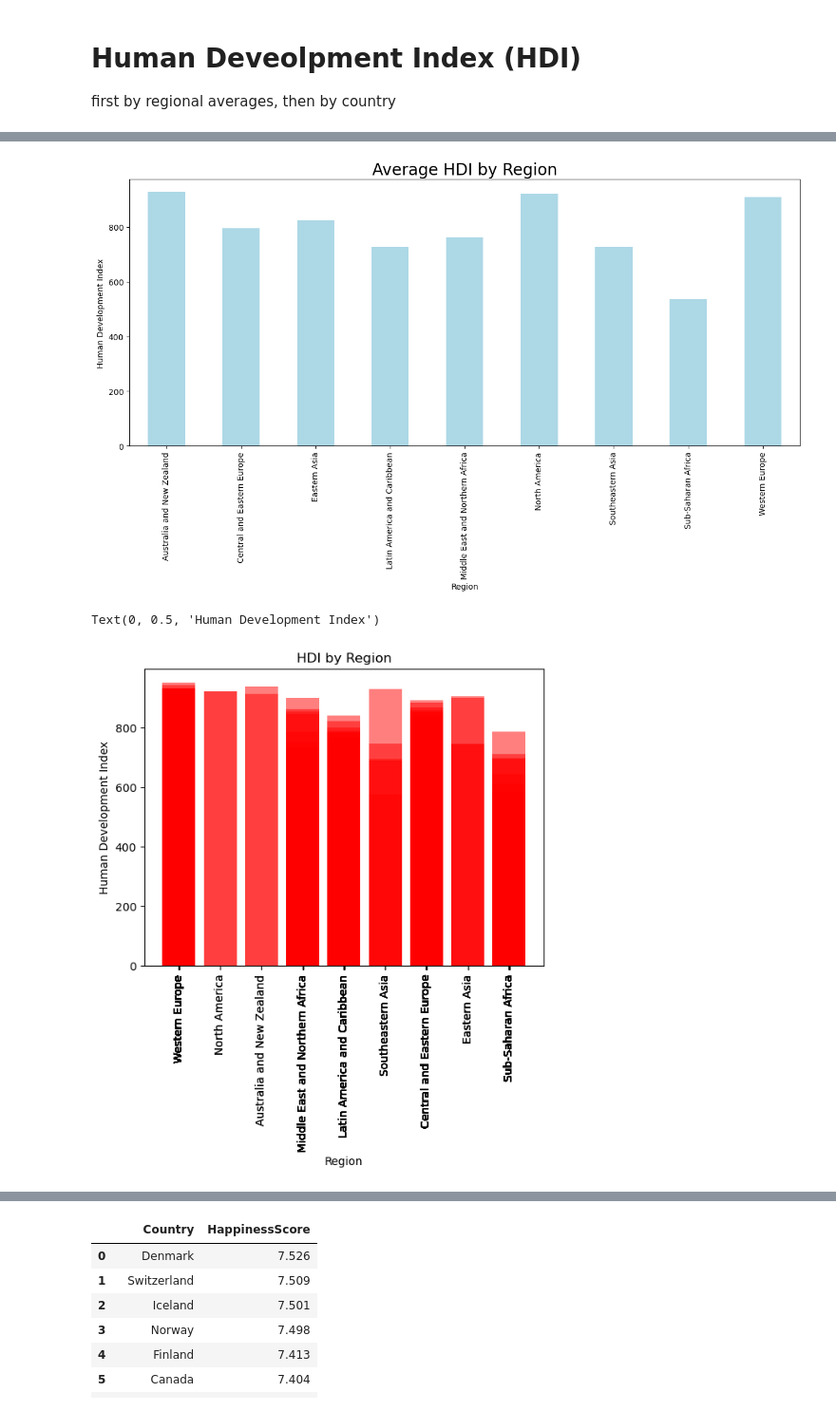
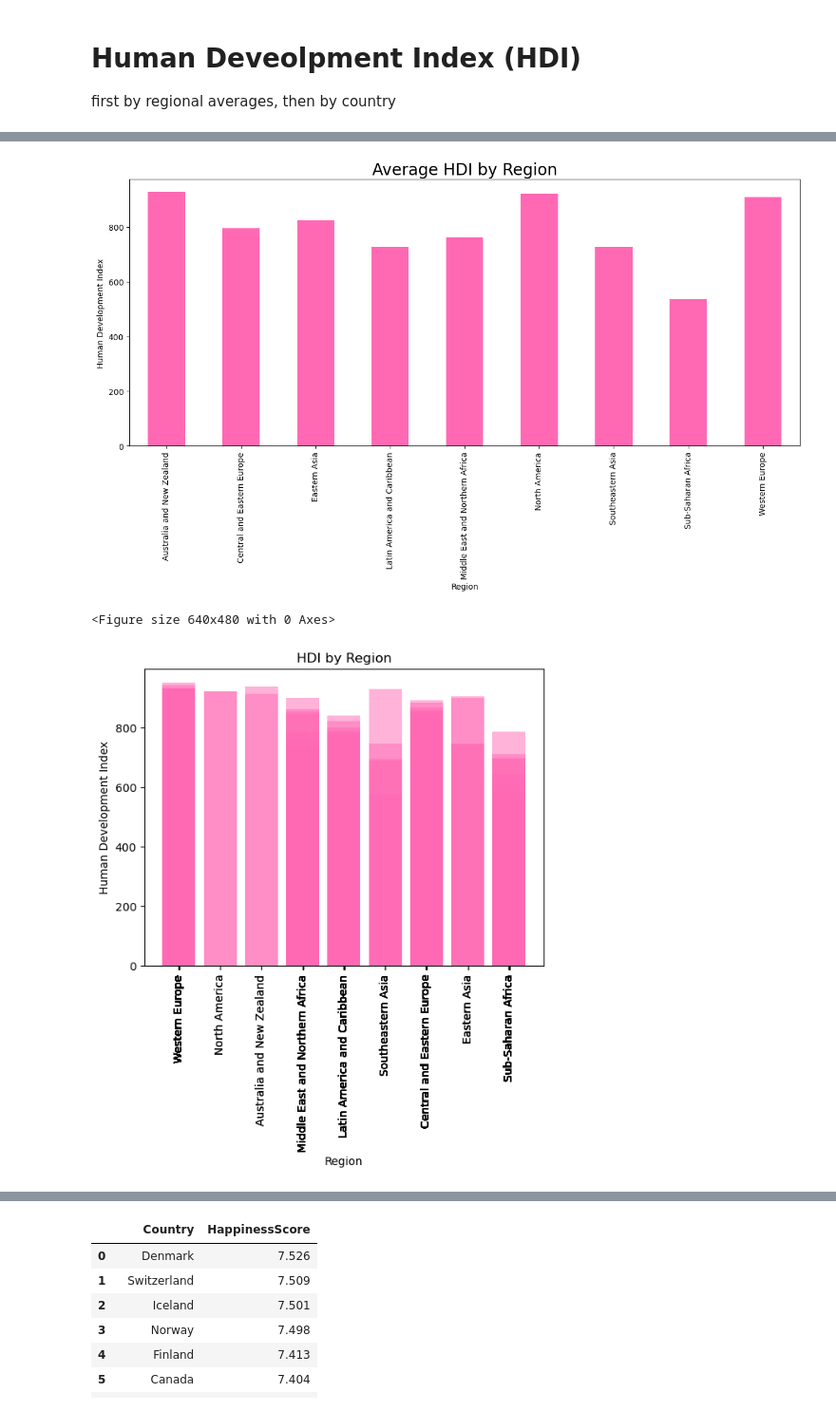
Before and after one commit to mattcaseycpa/project1, a Jupyter notebook: project.ipynb, the cells around one changed output, grey strips where cells are left out. Shown: that part at 95% size. Cells and saved outputs as stored; diff of their text form; code cells hidden in the pictures.

```diff
--- a/project.ipynb
+++ b/project.ipynb
@@ -329,6 +355,6 @@ plt.show()
 first by regional averages, then by country
 # %%
 #Analysing for HDI by Region
-hdi_df=data_df[["Country","Region","HDI"]].copy()
+hdi_df=data_df[["Country","Region","HDI","Hemisphere"]].copy()
 hdi_df
 # %% [output]
@@ -348,26 +374,30 @@ hdi_df
 # %%
 #average HDI per region
 plt.figure(figsize=(15, 6))
-hdi_df.groupby('Region')['HDI'].mean().plot(kind='bar', color='lightblue')
+hdi_df.groupby('Region')['HDI'].mean().plot(kind='bar', color='hotpink')
 plt.title('Average HDI by Region', fontsize=20)
 plt.xlabel('Region')
 plt.ylabel('Human Development Index')
 plt.xticks(rotation=90)
 plt.show()
+
+plt.savefig("output_data/GDP_HDI/Average_HDI_by_Region.png")
 # %% [output]
-[figure, old version]
+[figure, new version]
+<Figure size 640x480 with 0 Axes>
 # %%
 #HDI per region
 hdi=hdi_df["HDI"]
-region=gdp_df["Region"]
+region=hdi_df["Region"]
 
-plt.bar(region,hdi,color="r",alpha=0.5,align="center")
+plt.bar(region,hdi,color="hotpink",alpha=0.5,align="center")
 tick_loactions=[value for value in region]
 plt.xticks(tick_loactions,region,rotation=90)
 
 plt.title("HDI by Region")
 plt.xlabel("Region")
 plt.ylabel("Human Development Index")
+
+plt.savefig("output_data/GDP_HDI/HDI_by_Region.png")
 # %% [output]
-Text(0, 0.5, 'Human Development Index')
-[figure, old version]
+[figure, new version]
```
Also changed, not shown: parts of 20 cells of this notebook, 10 other files.
